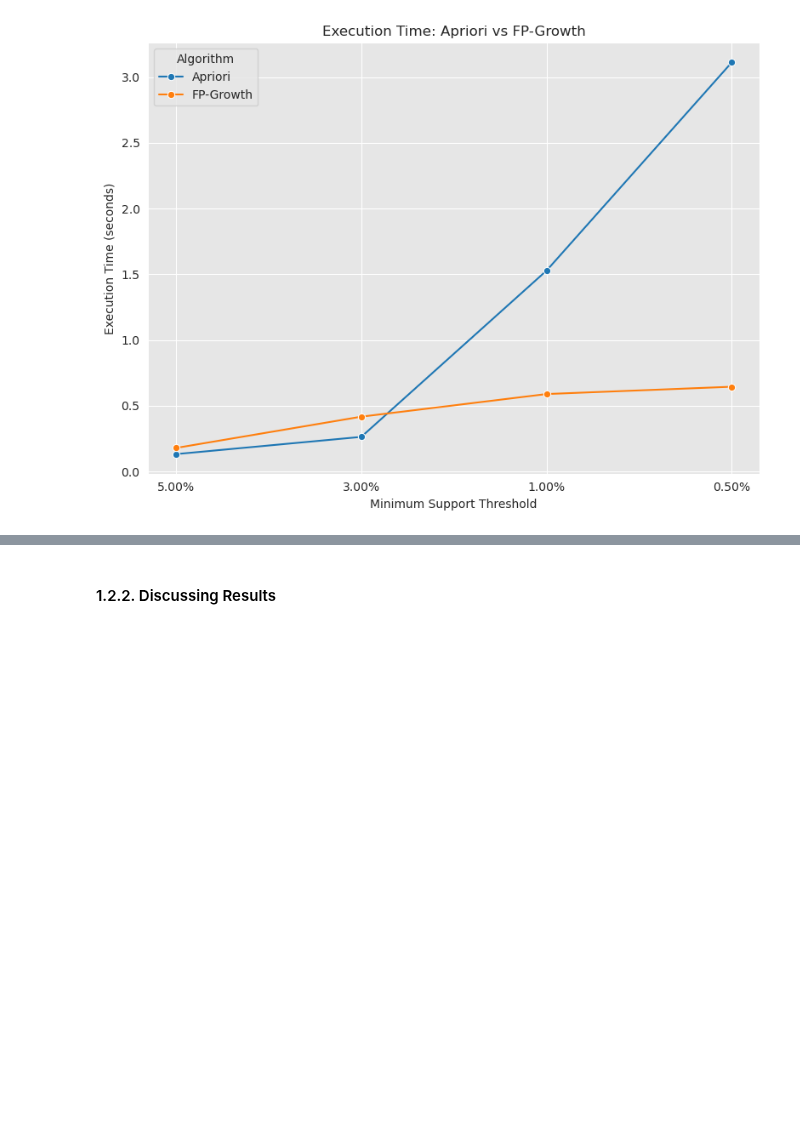
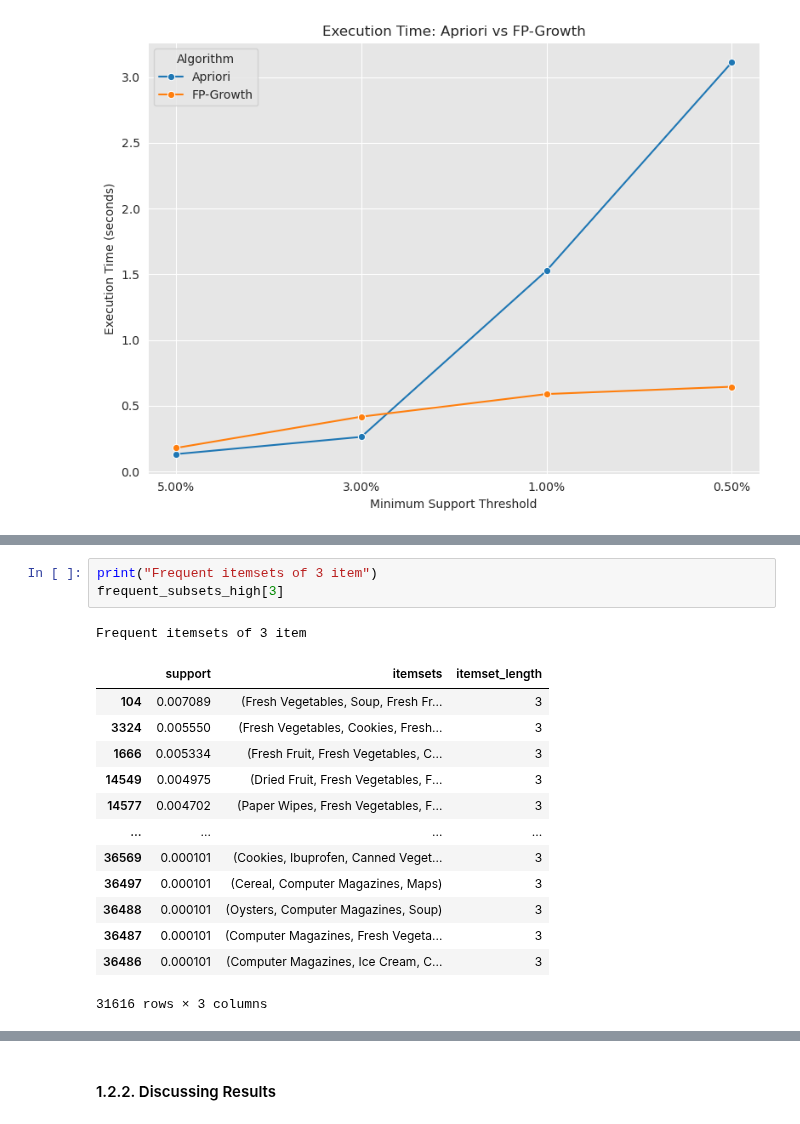
Before and after one commit to ijustsnapped/DataMine_PI, a Jupyter notebook: PD_202425_Project1/PD_202425_Project.ipynb, the cells around one changed output, grey strips where cells are left out. Drawn from its saved outputs; the diff is of its cells as text; blank space fills up the shorter version.

```diff
--- a/PD_202425_Project1/PD_202425_Project.ipynb
+++ b/PD_202425_Project1/PD_202425_Project.ipynb
@@ -493,0 +588,18 @@ frequent_subsets_high[3]
+# %%
+print("Frequent itemsets of 3 item")
+frequent_subsets_high[3]
+# %% [output]
+Frequent itemsets of 3 item
+|  | support | itemsets | itemset_length |
+| 104 | 0.007089 | (Fresh Vegetables, Soup, Fresh Fr... | 3 |
+| 3324 | 0.005550 | (Fresh Vegetables, Cookies, Fresh... | 3 |
+| 1666 | 0.005334 | (Fresh Fruit, Fresh Vegetables, C... | 3 |
+| 14549 | 0.004975 | (Dried Fruit, Fresh Vegetables, F... | 3 |
+| 14577 | 0.004702 | (Paper Wipes, Fresh Vegetables, F... | 3 |
+| ... | ... | ... | ... |
+| 36569 | 0.000101 | (Cookies, Ibuprofen, Canned Veget... | 3 |
+| 36497 | 0.000101 | (Cereal, Computer Magazines, Maps) | 3 |
+| 36488 | 0.000101 | (Oysters, Computer Magazines, Soup) | 3 |
+| 36487 | 0.000101 | (Computer Magazines, Fresh Vegeta... | 3 |
+| 36486 | 0.000101 | (Computer Magazines, Ice Cream, C... | 3 |
+31616 rows × 3 columns
```
Also changed, not shown: parts of 20 cells of this notebook.
